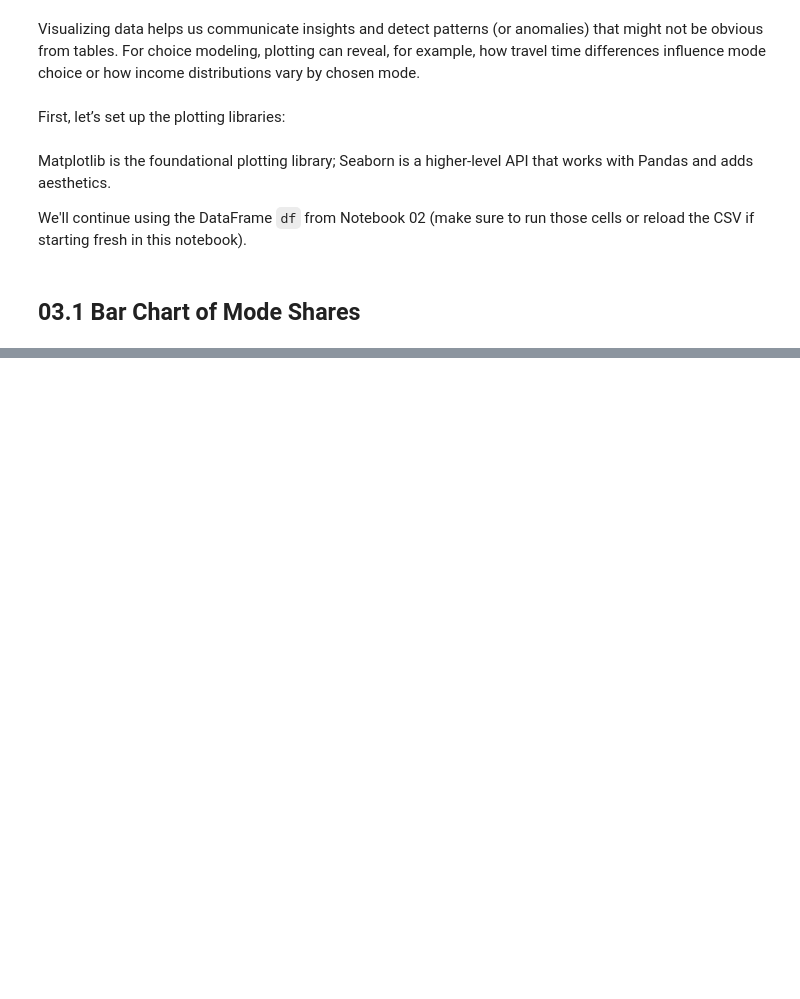
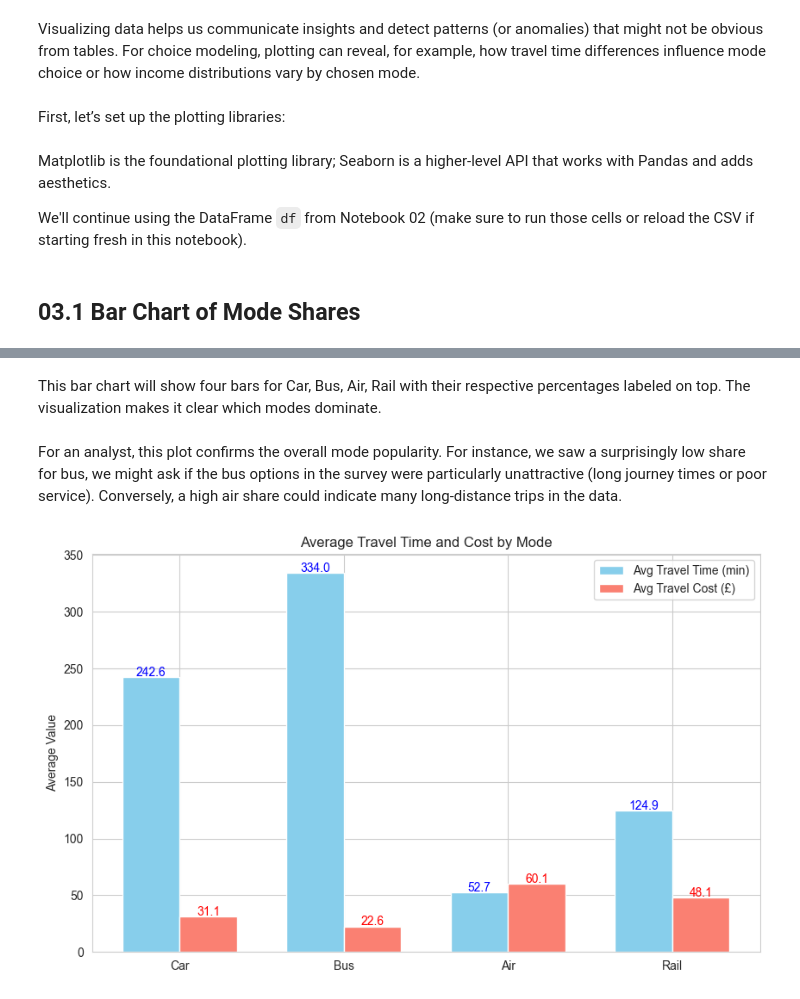
Before and after one commit to amanirad/cmc-python-intro, a Jupyter notebook: notebooks/03_visualization_choice_plots.ipynb, the cells around one changed output, grey strips where cells are left out. Saved outputs shown, nothing was run; the diff lists cells and outputs as text; code cells hidden in the pictures; blank space fills up the shorter version.

```diff
--- a/notebooks/03_visualization_choice_plots.ipynb
+++ b/notebooks/03_visualization_choice_plots.ipynb
@@ -20,0 +55,37 @@ We'll continue using the DataFrame `df` from Notebook 02 (make sure to run those
+# %% [markdown]
+This bar chart will show four bars for Car, Bus, Air, Rail with their respective percentages labeled on top. The visualization makes it clear which modes dominate.
+# %% [markdown]
+For an analyst, this plot confirms the overall mode popularity. For instance, we saw a surprisingly low share for bus, we might ask if the bus options in the survey were particularly unattractive (long journey times or poor service). Conversely, a high air share could indicate many long-distance trips in the data.
+# %%
+# Calculate average travel time and cost by mode
+avg_time = {
+    "Car": df["time_car"].mean(),
+    "Bus": df["time_bus"].mean(),
+    "Air": df["time_air"].mean(),
+    "Rail": df["time_rail"].mean()
+}
+avg_cost = {
+    "Car": df["cost_car"].mean(),
+    "Bus": df["cost_bus"].mean(),
+    "Air": df["cost_air"].mean(),
+    "Rail": df["cost_rail"].mean()
+}
+modes = list(avg_time.keys())
+time_values = list(avg_time.values())
+cost_values = list(avg_cost.values())
+x = range(len(modes))
+width = 0.35  # width of the bars
+# Plot average travel time and cost side by side
+plt.figure(figsize=(10,6))
+plt.bar(x, time_values, width=width, label='Avg Travel Time (min)', color='skyblue')
+plt.bar([p + width for p in x], cost_values, width=width, label='Avg Travel Cost (£)', color='salmon')
+plt.xticks([p + width/2 for p in x], modes)
+plt.ylabel("Average Value")
+plt.title("Average Travel Time and Cost by Mode")
+plt.legend()
+for i in range(len(modes)):
+    plt.text(i, time_values[i]+1, f"{time_values[i]:.1f}", ha='center', color='blue')
+    plt.text(i + width, cost_values[i]+1, f"{cost_values[i]:.1f}", ha='center', color='red')
+plt.show()
+# %% [output]
+[figure, added]
```
Also changed, not shown: parts of 32 cells of this notebook, 1 other file.
